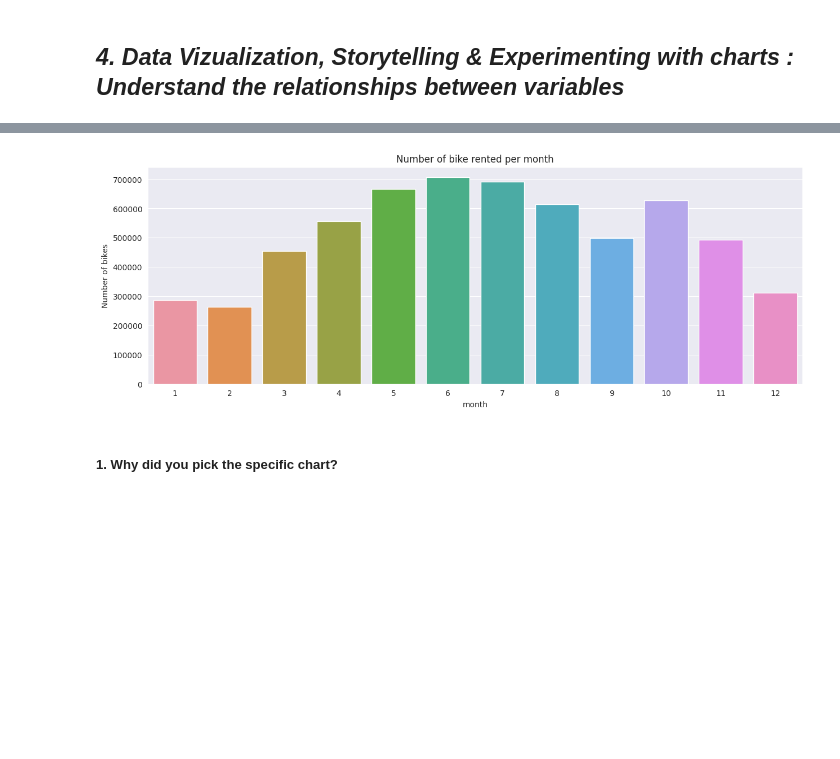
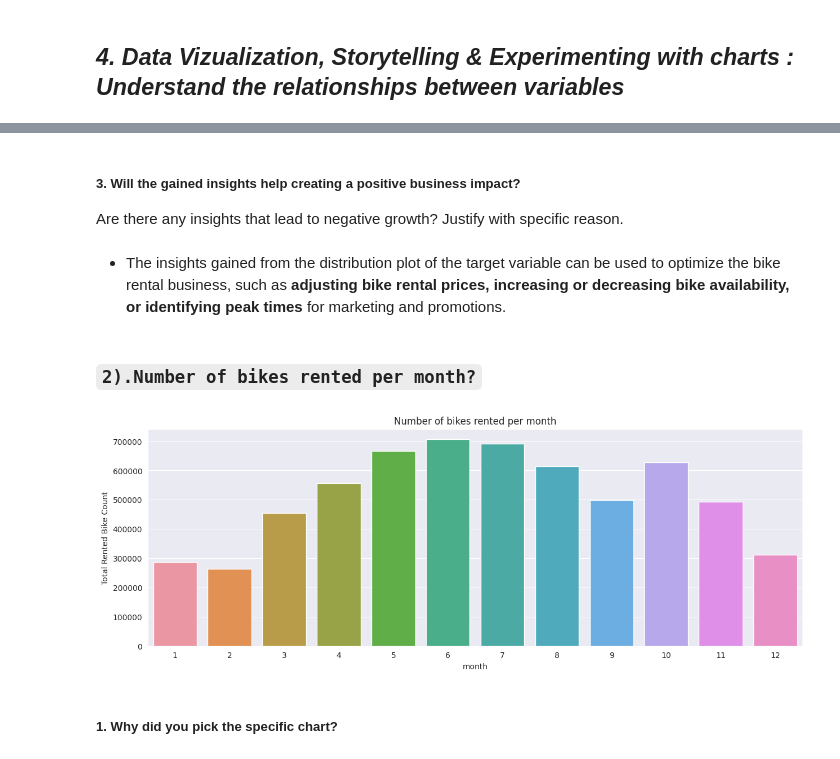
Before and after one commit to Vijaysiraw/ML_Regression_Bike_Sharing_Demand_Prediction, a Jupyter notebook: ML_Regression_Bike_Sharing_Demand_Prediction.ipynb, the cells around one changed output, grey strips where cells are left out. Cells and saved outputs as stored; diff of their text form; code cells hidden in the pictures; blank space fills up the shorter version.

Commit message:
Data Visualization

```diff
--- a/ML_Regression_Bike_Sharing_Demand_Prediction.ipynb
+++ b/ML_Regression_Bike_Sharing_Demand_Prediction.ipynb
@@ -322,3 +327,3 @@ sb['date'] = pd.to_datetime(sb['date'])
 # %%
 #Creating new columns for day in dataset
-sb['day_of_week']=sb['date'].apply(lambda x : x.strftime('%A'))
+sb['day']=sb['date'].apply(lambda x : x.strftime('%A'))
@@ -328 +330,5 @@ sb['month']=sb['date'].apply(lambda x : x.month)
+# %%
+#Dropping the date column
+#Here we are dropping the date column because it don't have any significance in further analysis
+sb.drop(['date'],inplace=True,axis=1)
 # %%
@@ -348 +412,8 @@ Finally, we have 8760 rows and 16 columns of data that can be used to analyze an
+# %% [markdown]
+##### 3. Will the gained insights help creating a positive business impact?
+Are there any insights that lead to negative growth? Justify with specific reason.
+# %% [markdown]
+* The insights gained from the distribution plot of the target variable can be used to optimize the bike rental business, such as **adjusting bike rental prices, increasing or decreasing bike availability, or identifying peak times** for marketing and promotions.
+# %% [markdown]
+### **`2).Number of bikes rented per month?`**
 # %%
@@ -350,16 +420,16 @@ Finally, we have 8760 rows and 16 columns of data that can be used to analyze an
 #grouping the data according to month
 monthly_prediction=round(sb.groupby('month')['rented_bike_count'].sum().reset_index(),2)
 # %%
-# number of bike rented per month
+# Number of bikes rented per month
 plt=reload(plt)
 sns.set_style('darkgrid')
 plt.figure(figsize=(15,5))
 sns.barplot(x='month',y='rented_bike_count',data=monthly_prediction)
-plt.title("Number of bike rented per month")
-plt.ylabel('Number of bikes')
+plt.title("Number of bikes rented per month")
+plt.ylabel('Total Rented Bike Count')
 plt.show()
 # %% [output]
-[figure, old version]
+[figure, new version]
 # %% [markdown]
 ##### 1. Why did you pick the specific chart?
 # %% [markdown]
```
Also changed, not shown: parts of 148 cells of this notebook.
